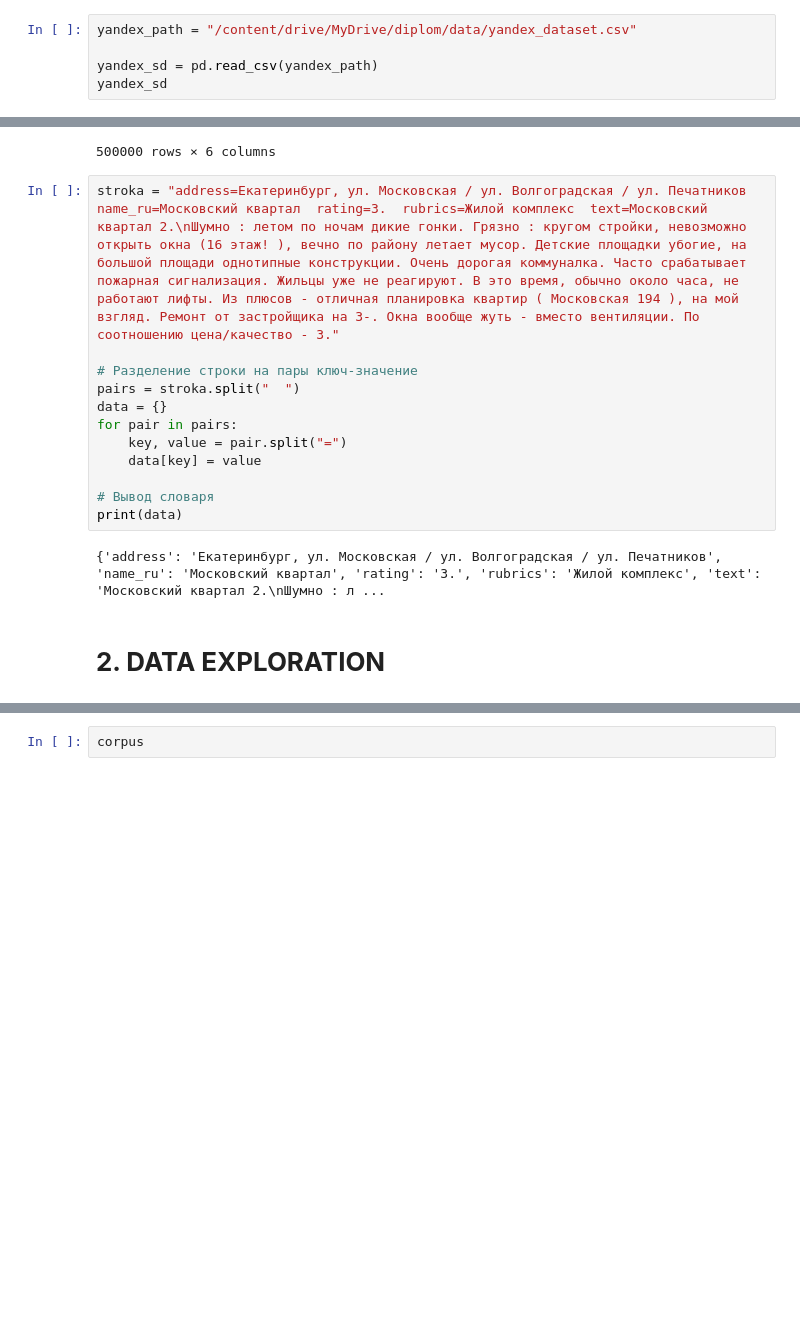
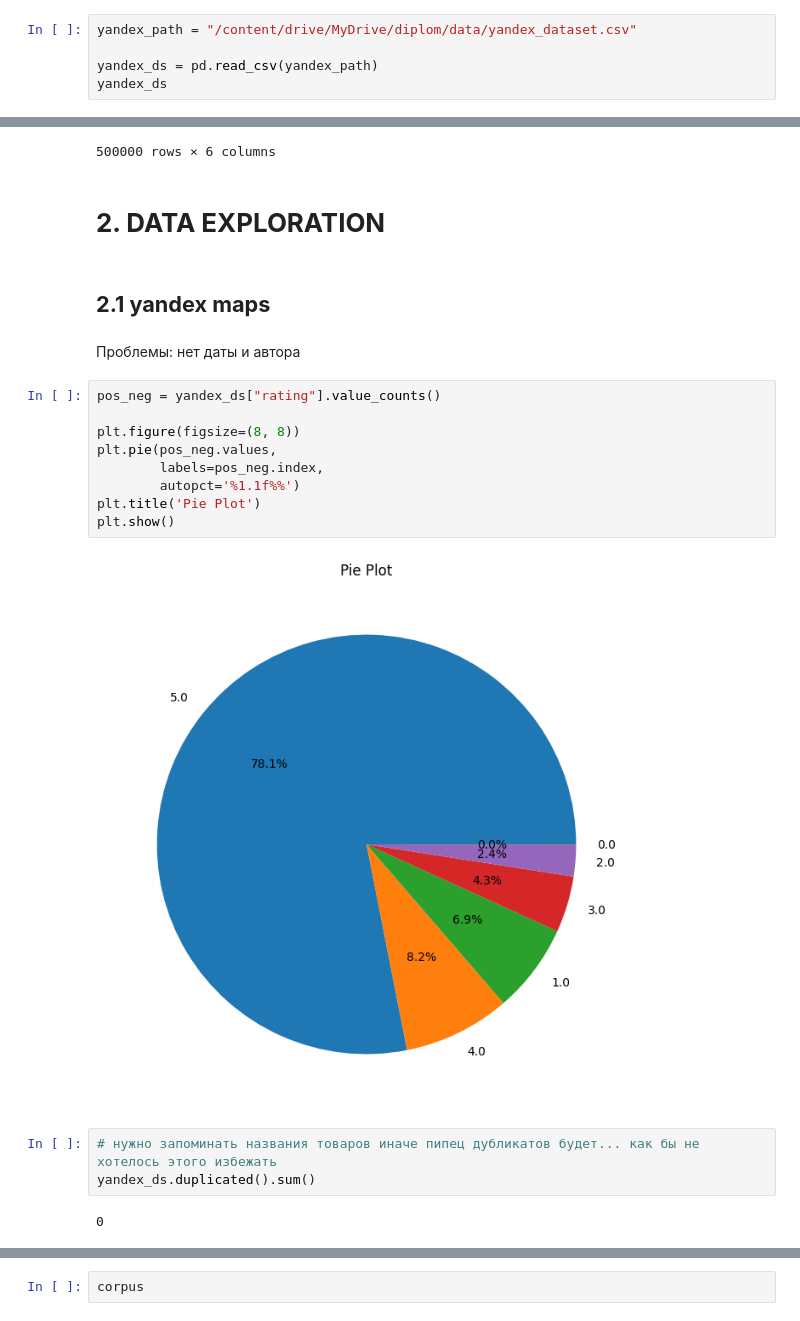
Before and after one commit to vladislavlisin/fake_review_detection, a Jupyter notebook: feature_engeneering.ipynb, the cells around one changed output, grey strips where cells are left out. Drawn from its saved outputs; the diff is of its cells as text; blank space fills up the shorter version.

```diff
--- a/feature_engeneering.ipynb
+++ b/feature_engeneering.ipynb
@@ -150,8 +156,8 @@ df.to_csv("/content/drive/MyDrive/diplom/data/yandex_dataset.csv")
 # %%
 yandex_path = "/content/drive/MyDrive/diplom/data/yandex_dataset.csv"
 
-yandex_sd = pd.read_csv(yandex_path)
-yandex_sd
+yandex_ds = pd.read_csv(yandex_path)
+yandex_ds
 # %% [output]
 |  | Unnamed: 0 | address | name_ru | rating | rubrics | text |
 | 0 | 0 | Екатеринбург, ул. Московская / ул... | Московский квартал | 3.0 | Жилой комплекс | Московский квартал 2.\nШумно : ле... |
@@ -166,19 +172,25 @@ yandex_sd
 | 499998 | 499998 | Астраханская область, Харабалинск... | Сарай-Бату | 5.0 | Достопримечательность | Был с семьёй 13.06.23 Отличное ме... |
 | 499999 | 499999 | Астраханская область, Харабалинск... | Сарай-Бату | 5.0 | Достопримечательность | Отличные декорации... Вблизи тяп-... |
 500000 rows × 6 columns
-# %%
-stroka = "address=Екатеринбург, ул. Московская / ул. Волгоградская / ул. Печатников  name_ru=Московский квартал  rating=3.  rubrics=Жилой комплекс  text=Московский квартал 2.\nШумно : летом по ночам дикие гонки. Грязно : кругом стройки, невозможно открыть окна (16 этаж! ), вечно по району летает мусор. Детские площадки убогие, на большой площади однотипные конструкции. Очень дорогая коммуналка. Часто срабатывает пожарная сигнализация. Жильцы уже не реагируют. В это время, обычно около часа, не работают лифты. Из плюсов - отличная планировка квартир ( Московская 194 ), на мой взгляд. Ремонт от застройщика на 3-. Окна вообще жуть - вместо вентиляции. По соотношению цена/качество - 3."
-
-# Разделение строки на пары ключ-значение
-pairs = stroka.split("  ")
-data = {}
-for pair in pairs:
-    key, value = pair.split("=")
-    data[key] = value
-
-# Вывод словаря
-print(data)
-# %% [output]
-{'address': 'Екатеринбург, ул. Московская / ул. Волгоградская / ул. Печатников', 'name_ru': 'Московский квартал', 'rating': '3.', 'rubrics': 'Жилой комплекс', 'text': 'Московский квартал 2.\nШумно : л ...
 # %% [markdown]
 # **2. DATA EXPLORATION**
+# %% [markdown]
+## **2.1 yandex maps**
+# %% [markdown]
+Проблемы: нет даты и автора
+# %%
+pos_neg = yandex_ds["rating"].value_counts()
+
+plt.figure(figsize=(8, 8))
+plt.pie(pos_neg.values,
+        labels=pos_neg.index,
+        autopct='%1.1f%%')
+plt.title('Pie Plot')
+plt.show()
+# %% [output]
+[figure, added]
+# %%
+# нужно запоминать названия товаров иначе пипец дубликатов будет... как бы не хотелось этого избежать
+yandex_ds.duplicated().sum()
+# %% [output]
+0
```
Also changed, not shown: parts of 56 cells of this notebook.
